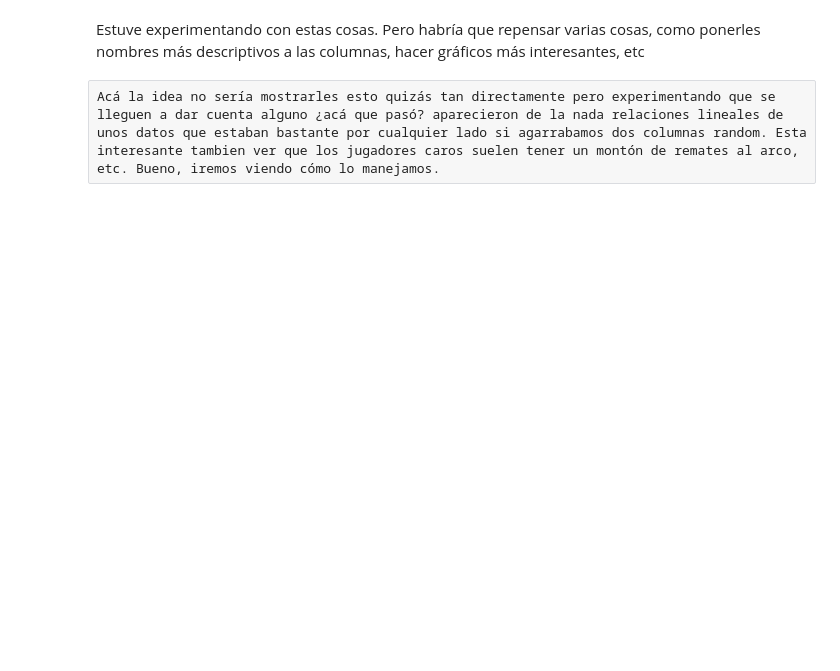
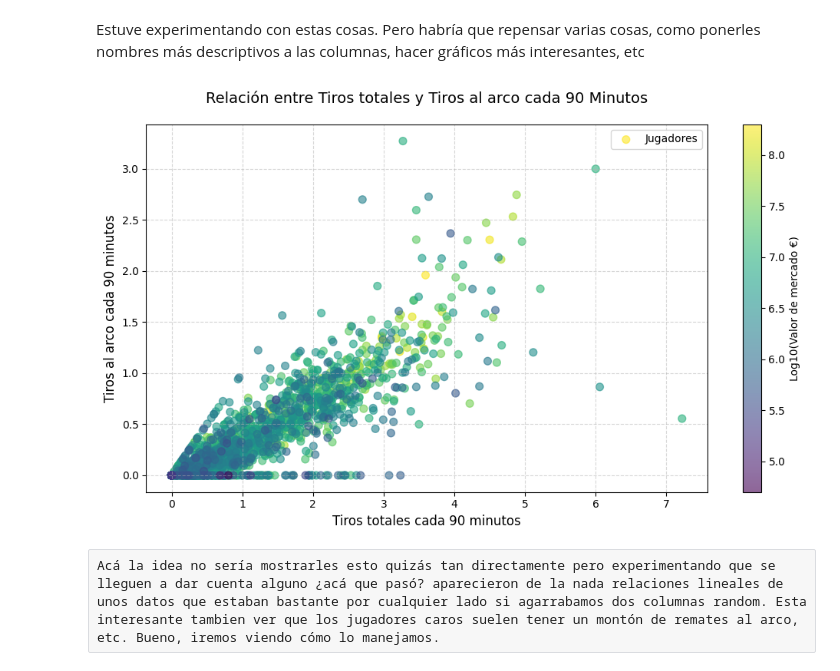
Before and after one commit to faustomartinez/taller-futbol-analytics, a Jupyter notebook: taller.ipynb, the cells around one changed output. Saved outputs shown, nothing was run; the diff lists cells and outputs as text; code cells hidden in the pictures; blank space fills up the shorter version.

```diff
--- a/taller.ipynb
+++ b/taller.ipynb
@@ -101,33 +102,35 @@ Estuve experimentando con estas cosas. Pero habría que repensar varias cosas, c
 # %%
 # Configuración de estilo
 plt.figure(figsize=(10, 6))  # Tamaño del gráfico
 
 # Normalizar las métricas por 90 minutos
-tiros_al_arco_90 = df_sin_Andersen['shooting_SoT'] / df_sin_Andersen['stats_90s']
-tiros_90 = df_sin_Andersen['shooting_Sh'] / df_sin_Andersen['stats_90s']
+tiros_al_arco_90 = 90 * df_grafico['TirosAlArco'] / df_grafico['Minutos'] # Tiros al arco cada 90 minutos
+tiros_90 = 90 * df_grafico['Tiros'] / df_grafico['Minutos']               # Tiros cada 90 minutos
 
 plt.scatter(
     x=tiros_90,
     y=tiros_al_arco_90,
-    c=np.log10(df_sin_Andersen['market_value_in_eur']),  # Escala logarítmica base 10
+    c=np.log10(df_grafico['ValorMercado']),  # Escala logarítmica base 10
     cmap='viridis',
     alpha=0.6,
     s=50
 )
 cbar = plt.colorbar()
 cbar.set_label('Log10(Valor de mercado €)', fontsize=10)
 
 # Títulos y etiquetas
-plt.title('Relación entre Pases Completados y Tiros cada 90 Minutos', fontsize=14, pad=20)
-plt.xlabel('Tiros totales cada 90 minutos\'', fontsize=12)
-plt.ylabel('Tiros al arco cada 90 minutos\'', fontsize=12)
+plt.title('Relación entre Tiros totales y Tiros al arco cada 90 Minutos', fontsize=14, pad=20)
+plt.xlabel('Tiros totales cada 90 minutos', fontsize=12)
+plt.ylabel('Tiros al arco cada 90 minutos', fontsize=12)
 
 # Grid y leyenda
 plt.grid(True, linestyle='--', alpha=0.5)
 plt.legend(['Jugadores'], loc='upper right')
 
 # Mostrar gráfico
 plt.tight_layout()  # Evita cortes en etiquetas
 plt.show()
+# %% [output]
+[figure, added]
 # %% [raw]
 Acá la idea no sería mostrarles esto quizás tan directamente pero experimentando que se lleguen a dar cuenta alguno ¿acá que pasó? aparecieron de la nada relaciones lineales de unos datos que estaban bastante por cualquier lado si agarrabamos dos columnas random. Esta interesante tambien ver que los jugadores caros suelen tener un montón de remates al arco, etc. Bueno, iremos viendo cómo lo manejamos.
```
Also changed, not shown: parts of 8 cells of this notebook, 2 other files.
